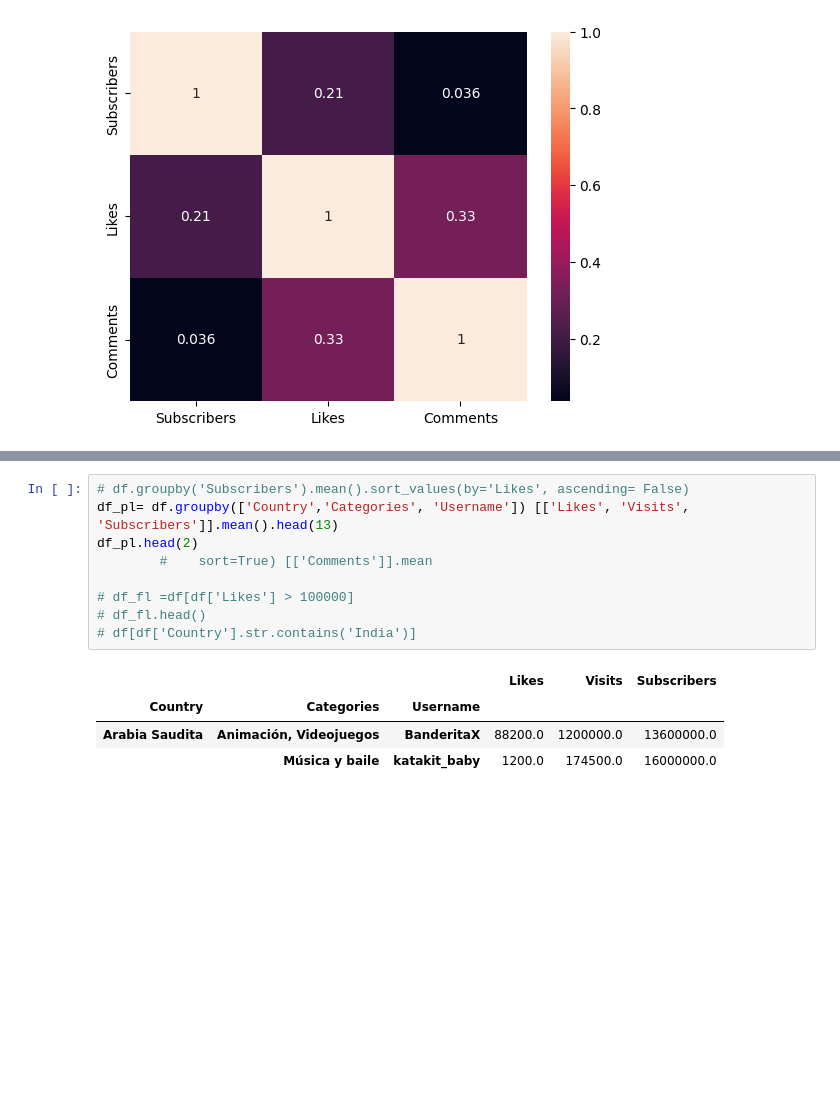
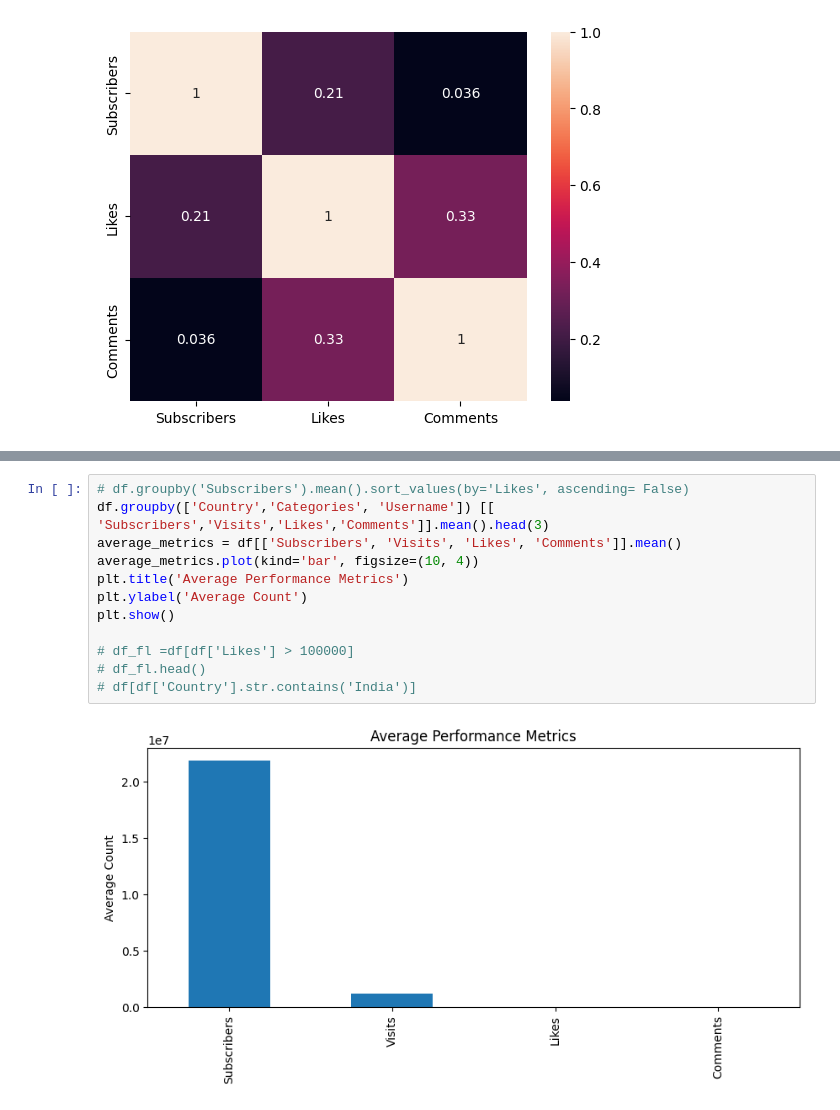
Before and after one commit to idah-github/DA-TASK-INTERN-CAREER, a Jupyter notebook: explore.ipynb, the cells around one changed output, grey strips where cells are left out. Saved outputs shown, nothing was run; the diff lists cells and outputs as text; blank space fills up the shorter version.

Commit message:
performance analysis and metrics

```diff
--- a/explore.ipynb
+++ b/explore.ipynb
@@ -204,15 +204,15 @@ df.sample(9)
 | 3 | 4 | SETIndia | NaN | 162600000.0 | India | 15600.0 | 166.0 | 9.0 | http://youtube.com/channel/UCpEhn... |
 # %%
 # df.groupby('Subscribers').mean().sort_values(by='Likes', ascending= False)
-df_pl= df.groupby(['Country','Categories', 'Username']) [['Likes', 'Visits', 'Subscribers']].mean().head(13)
-df_pl.head(2)
-        #    sort=True) [['Comments']].mean
+df.groupby(['Country','Categories', 'Username']) [[ 'Subscribers','Visits','Likes','Comments']].mean().head(3)
+average_metrics = df[['Subscribers', 'Visits', 'Likes', 'Comments']].mean()
+average_metrics.plot(kind='bar', figsize=(10, 4))
+plt.title('Average Performance Metrics')
+plt.ylabel('Average Count')
+plt.show()
 
 # df_fl =df[df['Likes'] > 100000]
 # df_fl.head()
 # df[df['Country'].str.contains('India')]
 # %% [output]
-|  |  |  | Likes | Visits | Subscribers |
-| Country | Categories | Username |  |  |  |
-| Arabia Saudita | Animación, Videojuegos | BanderitaX | 88200.0 | 1200000.0 | 13600000.0 |
-|  | Música y baile | katakit_baby | 1200.0 | 174500.0 | 16000000.0 |
+[figure, added]
```
Also changed, not shown: parts of 7 cells of this notebook.
